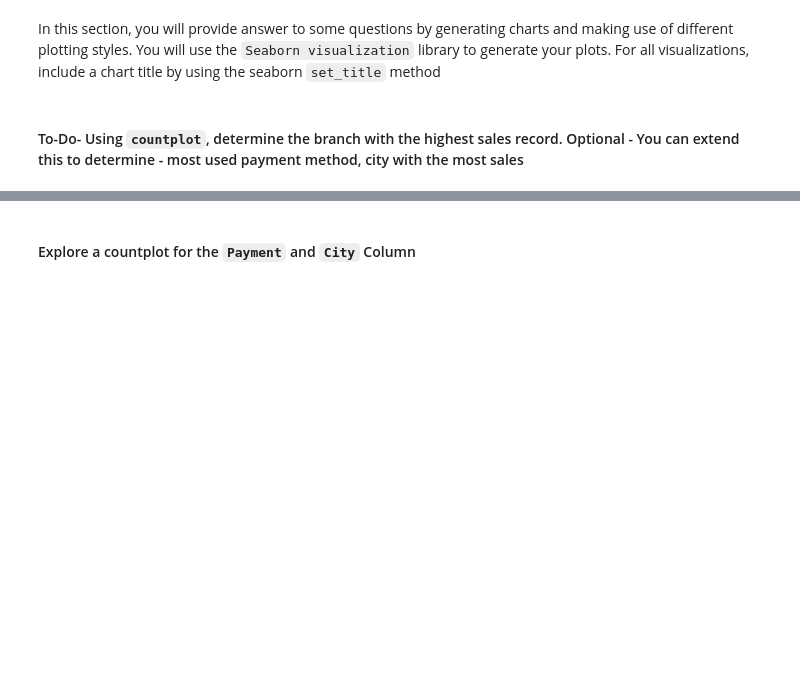
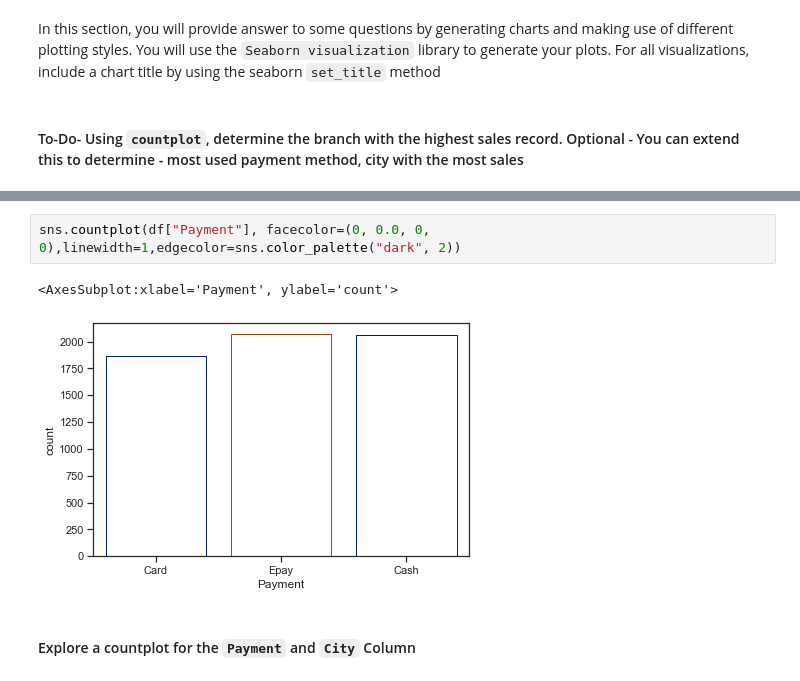
Before and after one commit to Daniel-Adura/ustacky-panda-project1, a Jupyter notebook: Starter_notebook.ipynb, the cells around one changed output, grey strips where cells are left out. Saved outputs shown, nothing was run; the diff lists cells and outputs as text; blank space fills up the shorter version.

```diff
--- a/Starter_notebook.ipynb
+++ b/Starter_notebook.ipynb
@@ -327,3 +334,8 @@ In this section, you will provide answer to some questions by generating charts
+# %%
+sns.countplot(df["Payment"], facecolor=(0, 0.0, 0, 0),linewidth=1,edgecolor=sns.color_palette("dark", 2))
+# %% [output]
+<AxesSubplot:xlabel='Payment', ylabel='count'>
+[figure, added]
 # %% [markdown]
 #### Explore a countplot for the `Payment` and `City` Column
 # %% [markdown]
```
Also changed, not shown: parts of 31 cells of this notebook, 1 other file.
